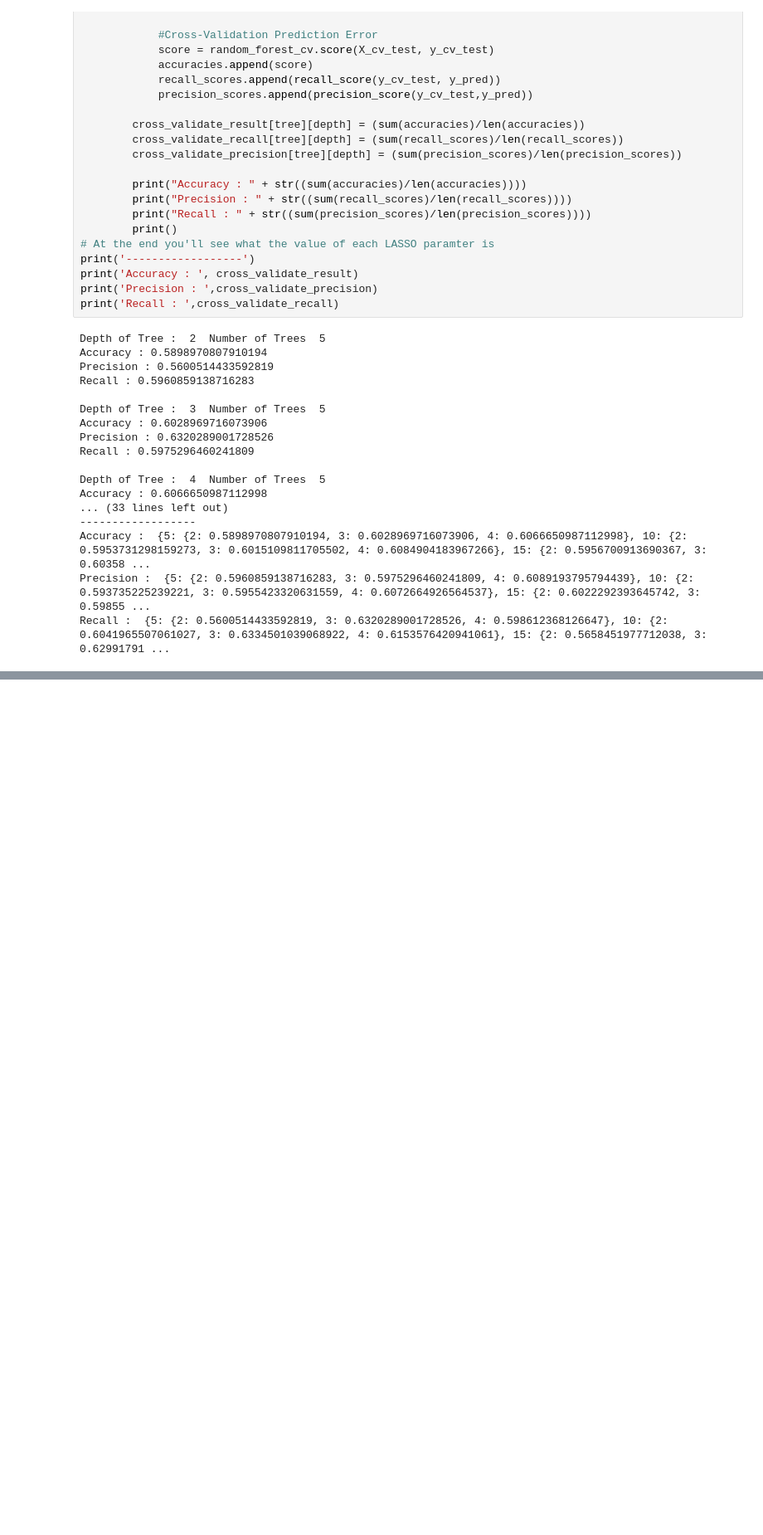
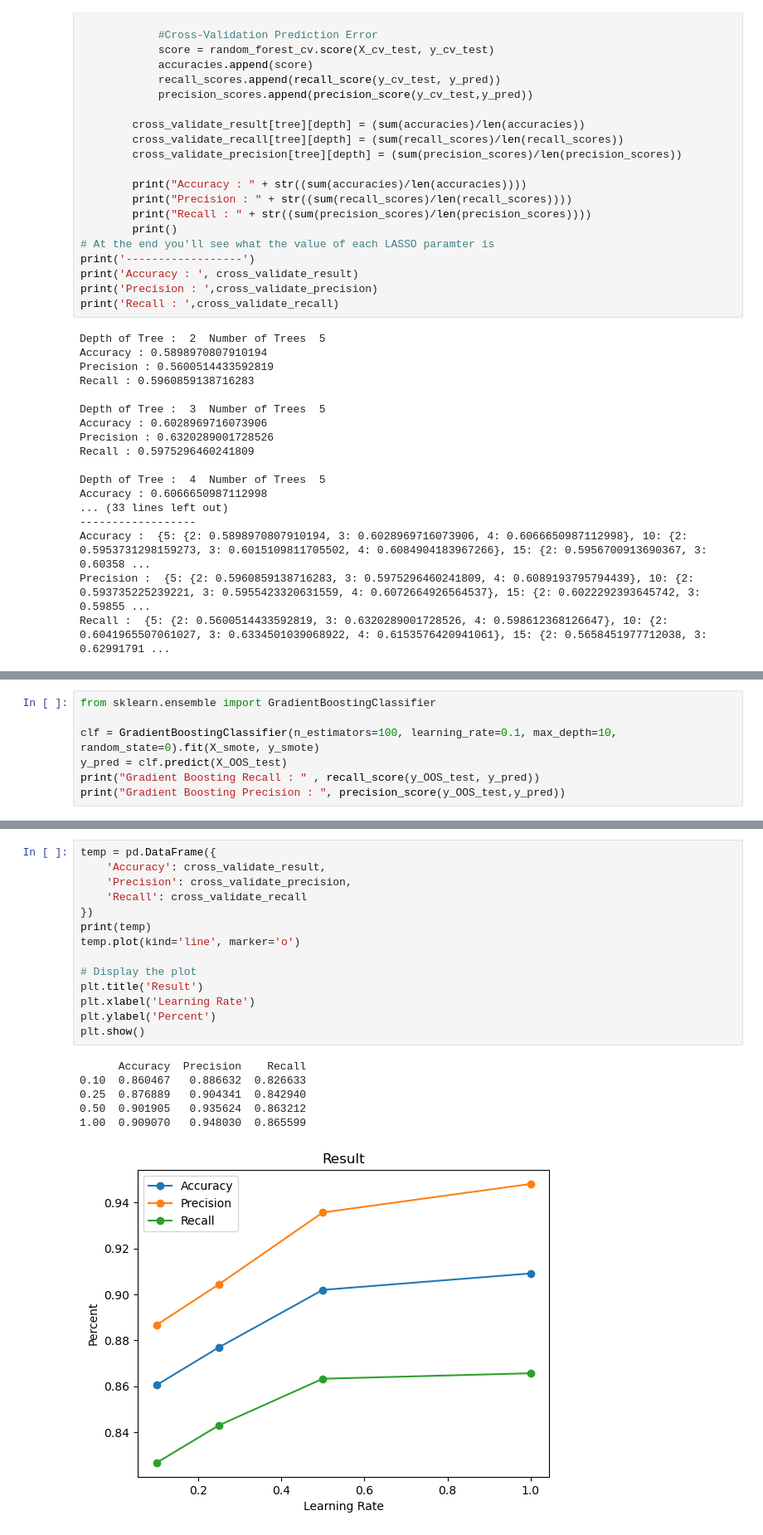
Before and after one commit to dr17549/Credit-Default-Prediction, a Jupyter notebook: Loan Default.ipynb, the cells around one changed output, grey strips where cells are left out. Shown at 83% size. Cells and saved outputs as stored; diff of their text form; blank space fills up the shorter version.

Commit message:
Gradient Boosting

```diff
--- a/Loan Default.ipynb
+++ b/Loan Default.ipynb
@@ -623,0 +661,7 @@ Recall :  {5: {2: 0.5600514433592819, 3: 0.6320289001728526, 4: 0.59861236812664
+# %%
+from sklearn.ensemble import GradientBoostingClassifier
+
+clf = GradientBoostingClassifier(n_estimators=100, learning_rate=0.1, max_depth=10, random_state=0).fit(X_smote, y_smote)
+y_pred = clf.predict(X_OOS_test)
+print("Gradient Boosting Recall : " , recall_score(y_OOS_test, y_pred))
+print("Gradient Boosting Precision : ", precision_score(y_OOS_test,y_pred))
@@ -623,0 +753,21 @@ Recall :  {5: {2: 0.5600514433592819, 3: 0.6320289001728526, 4: 0.59861236812664
+# %%
+temp = pd.DataFrame({
+    'Accuracy': cross_validate_result,
+    'Precision': cross_validate_precision,
+    'Recall': cross_validate_recall
+})
+print(temp)
+temp.plot(kind='line', marker='o')
+
+# Display the plot
+plt.title('Result')
+plt.xlabel('Learning Rate')
+plt.ylabel('Percent')
+plt.show()
+# %% [output]
+      Accuracy  Precision    Recall
+0.10  0.860467   0.886632  0.826633
+0.25  0.876889   0.904341  0.842940
+0.50  0.901905   0.935624  0.863212
+1.00  0.909070   0.948030  0.865599
+[figure, added]
```
Also changed, not shown: parts of 9 cells of this notebook.
